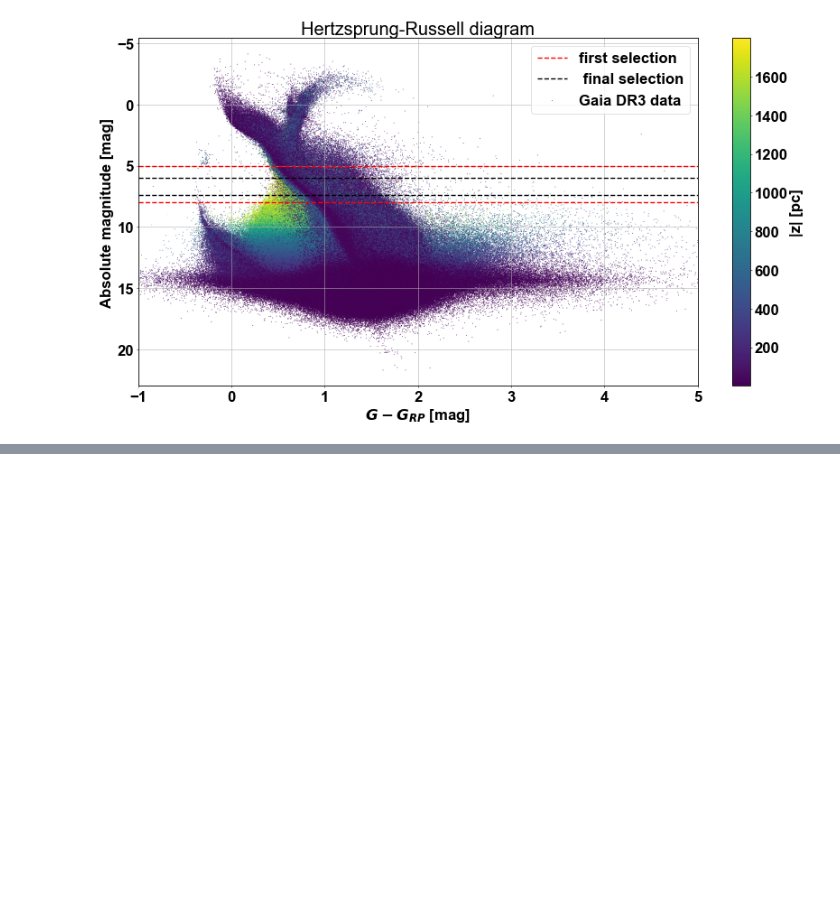
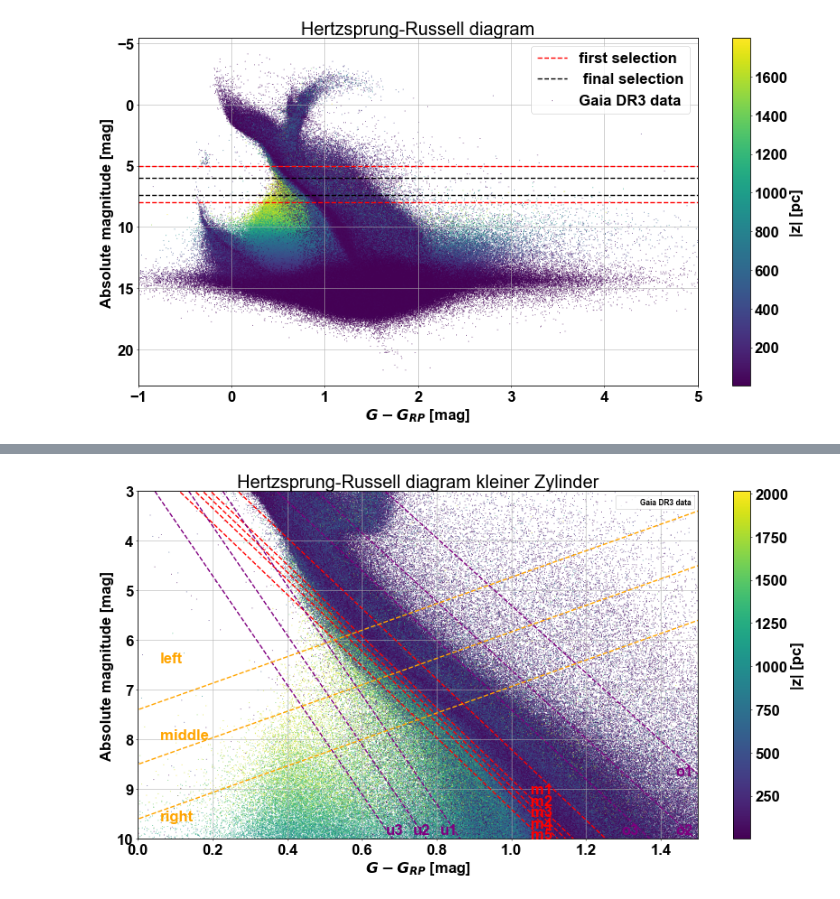
Before and after one commit to rubba0220/Bachelorarbeit, a Jupyter notebook: real data for Paper/hr_colour2.ipynb, the cells around one changed output, grey strips where cells are left out. Cells and saved outputs as stored; diff of their text form; code cells hidden in the pictures; blank space fills up the shorter version.

```diff
--- a/real data for Paper/hr_colour2.ipynb
+++ b/real data for Paper/hr_colour2.ipynb
@@ -222,40 +85,65 @@ rr = r_pc2<200
 # %%
-# fig, ax = plt.subplots(1, 1, figsize=(20, 10))
-# ax = [ax]
-# # ax[0].axhline(y=5, color='r', linestyle='--', linewidth=2, label='first selection')
-# # ax[0].axhline(y=8, color='r', linestyle='--', linewidth=2)
-# # ax[0].axhline(y=6, color='black', linestyle='--', linewidth=2)
-# # ax[0].axhline(y=7.4, color='black', linestyle='--', linewidth=2, label=' final selection')
+fig, ax = plt.subplots(1, 1, figsize=(20, 10))
+ax = [ax]
+r = 200
 
-# ax[0].plot(x, 2.8*x+1.0, color='purple', linestyle='--', linewidth=2)
-# ax[0].plot(x, 2.7*x+2.0, color='purple', linestyle='--', linewidth=2)
-# ax[0].plot(x, 2.7*x+2.5, color='purple', linestyle='--', linewidth=2)
+scatter = ax[0].scatter(g_rp2[(r_pc2<r)], absolute_magnitude2[(r_pc2<r)], c=np.abs(z_pc2)[(r_pc2<r)], marker='.', s=0.5, label='Gaia DR3 data', cmap='viridis')
 
-# ax[0].plot(x, 2.7*x+2.8, color='purple', linestyle='--', linewidth=2)
-# ax[0].plot(x, 2.7*x+3.0, color='purple', linestyle='--', linewidth=2)
-# ax[0].plot(x, 2.7*x+3.2, color='purple', linestyle='--', linewidth=2)
-# ax[0].plot(x, 2.8*x+3.4, color='purple', linestyle='--', linewidth=2)
+x = np.array([-1,5])
 
-# ax[0].plot(x, 4.5*x+2.0, color='purple', linestyle='--', linewidth=2)
-# ax[0].plot(x, 4.7*x+3.0, color='purple', linestyle='--', linewidth=2)
-# ax[0].plot(x, 5.0*x+4.0, color='purple', linestyle='--', linewidth=2)
+ax[0].plot(x, 6.8*x-1.5, color='purple', linestyle='--', linewidth=2)
+ax[0].plot(x, 6.9*x-0.3, color='purple', linestyle='--', linewidth=2)
+ax[0].plot(x, 7.0*x+0.4, color='purple', linestyle='--', linewidth=2)
+
+ax[0].plot(x, 7.1*x+1.1, color='red', linestyle='--', linewidth=2)
+ax[0].plot(x, 7.2*x+1.6, color='red', linestyle='--', linewidth=2)
+ax[0].plot(x, 7.2*x+1.75, color='red', linestyle='--', linewidth=2)
+ax[0].plot(x, 7.2*x+1.9, color='red', linestyle='--', linewidth=2)
+ax[0].plot(x, 7.2*x+2.2, color='red', linestyle='--', linewidth=2)
+
+ax[0].plot(x, 11*x+0.5, color='purple', linestyle='--', linewidth=2)
+ax[0].plot(x, 11*x+1.5, color='purple', linestyle='--', linewidth=2)
+ax[0].plot(x, 11*x+2.5, color='purple', linestyle='--', linewidth=2)
 
 
-# ax[0].plot(x, 8 * (-1/3) * x + 9.2, color='orange', linestyle='--', linewidth=2)
-# ax[0].plot(x, 8 * (-1/3) * x + 12.2, color='orange', linestyle='--', linewidth=2)
-# ax[0].plot(x, 8 * (-1/3) * x + 10.7, color='orange', linestyle='--', linewidth=2)
+ax[0].plot(x, 8 * (-1/3) * x + 7.4, color='orange', linestyle='--', linewidth=2)
+ax[0].plot(x, 8 * (-1/3) * x + 9.6, color='orange', linestyle='--', linewidth=2)
+ax[0].plot(x, 8 * (-1/3) * x + 8.5, color='orange', linestyle='--', linewidth=2)
 
-# scatter = ax[0].scatter(bp_rp2[(teff2<5300)&(teff2>3900)], absolute_magnitude2[(teff2<5300)&(teff2>3900)], c=teff2[(teff2<5300)&(teff2>3900)], marker='.', s=0.5, label='Gaia DR3 data', cmap='viridis')
 
-# ax[0].grid()
-# ax[0].legend(loc='upper right')
 
-# ax[0].set_xlabel(rf'$G_{{BP}}-G_{{RP}}$ [mag]')
-# ax[0].set_ylabel('Absolute magnitude [mag]')
-# ax[0].set_title('Hertzsprung-Russell diagram within relevant temperature range')
-# ax[0].invert_yaxis()
-# ax[0].set_xlim(-1, 5)
-# ax[0].set_ylim(20,-5)
-# colorbar = fig.colorbar(scatter, ax=ax, label=rf'$T_{{eff}}$ [K]')
-# fig.set_dpi(50)
-# plt.show()
+ax[0].grid()
+ax[0].legend(loc='upper right', fontsize='12')
+
+ax[0].set_xlabel(rf'$G-G_{{RP}}$ [mag]')
+ax[0].set_ylabel('Absolute magnitude [mag]')
+ax[0].set_title('Hertzsprung-Russell diagram kleiner Zylinder')
+ax[0].invert_yaxis()
+# ax[0].set_xlim(-0, 3)
+# ax[0].set_ylim(8, 5)
+ax[0].set_xlim(-0.0, 1.5)
+ax[0].set_ylim(10, 3)
+plt.figtext(0.4, 0.12, 'u3', color='purple')
+plt.figtext(0.43, 0.12, 'u2', color='purple')
+plt.figtext(0.46, 0.12, 'u1', color='purple')
+
+plt.figtext(0.15, 0.5, 'left', color='orange')
+plt.figtext(0.15, 0.33, 'middle', color='orange')
+plt.figtext(0.15, 0.15, 'right', color='orange')
+
+plt.figtext(0.72, 0.25, 'o1', color='purple')
+plt.figtext(0.72, 0.12, 'o2', color='purple')
+plt.figtext(0.66, 0.12, 'o3', color='purple')
+
+plt.figtext(0.56, 0.21, 'm1', color='red')
+plt.figtext(0.56, 0.185, 'm2', color='red')
+plt.figtext(0.56, 0.16, 'm3', color='red')
+plt.figtext(0.56, 0.135, 'm4', color='red')
+plt.figtext(0.56, 0.11, 'm5', color='red')
+
+colorbar = fig.colorbar(scatter, ax=ax, label='|z| [pc]')
+plt.savefig('hr_colour_zoom.png')
+fig.set_dpi(50)
+plt.show()
+# %% [output]
+[figure, added]
```
Also changed, not shown: parts of 23 cells of this notebook, 5 other files.
